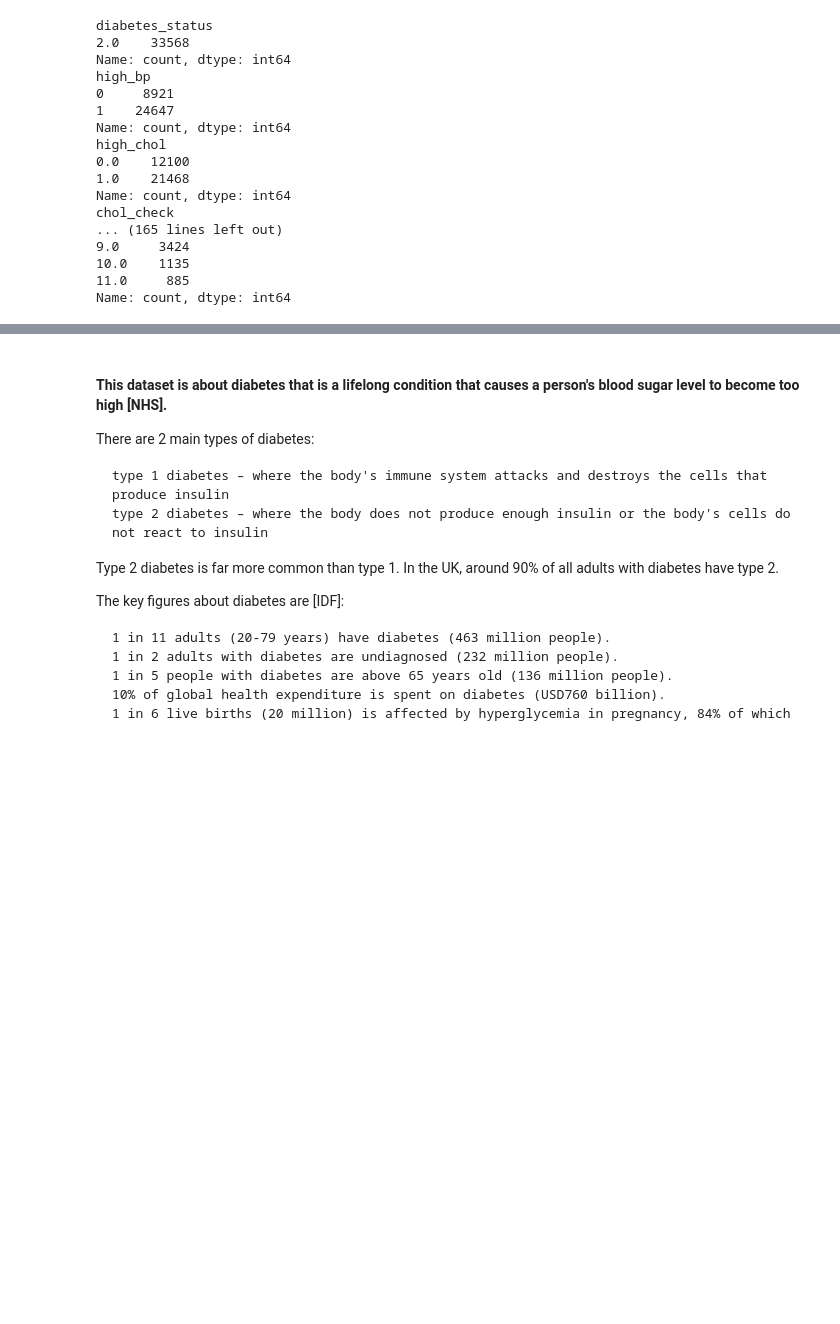
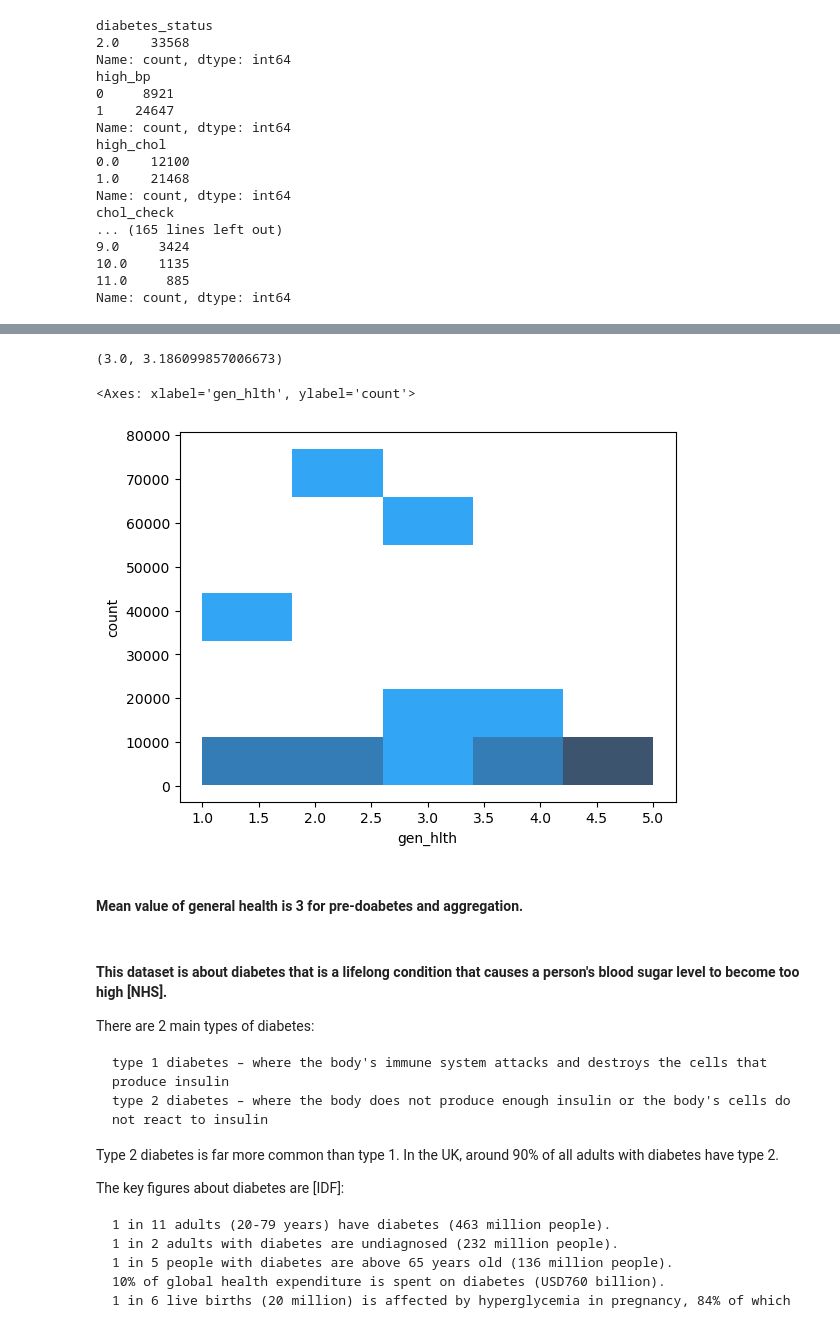
Before and after one commit to nushito/Data_Science, a Jupyter notebook: Proekt/Diabetes Health Indicators Dataset/Health indicator.ipynb, the cells around one changed output, grey strips where cells are left out. Drawn from its saved outputs; the diff is of its cells as text; code cells hidden in the pictures; blank space fills up the shorter version.

```diff
--- a/Proekt/Diabetes Health Indicators Dataset/Health indicator.ipynb
+++ b/Proekt/Diabetes Health Indicators Dataset/Health indicator.ipynb
@@ -538,3 +565,14 @@ plt.show()
+# %%
+gen_hlth_feature.gen_hlth.mean(), diabets_prediabetes.gen_hlth.mean()
+# %% [output]
+(3.0, 3.186099857006673)
+# %%
+sns.histplot(gen_hlth_feature, x="gen_hlth", y = "count",  kde=True)
+# %% [output]
+<Axes: xlabel='gen_hlth', ylabel='count'>
+[figure, added]
+# %% [markdown]
+#### Mean value of general health is 3 for pre-doabetes and aggregation.
 # %%
 # https://data.world/informatics-edu/diabetes-prediction
 # %% [markdown]
```
Also changed, not shown: parts of 8 cells of this notebook.
